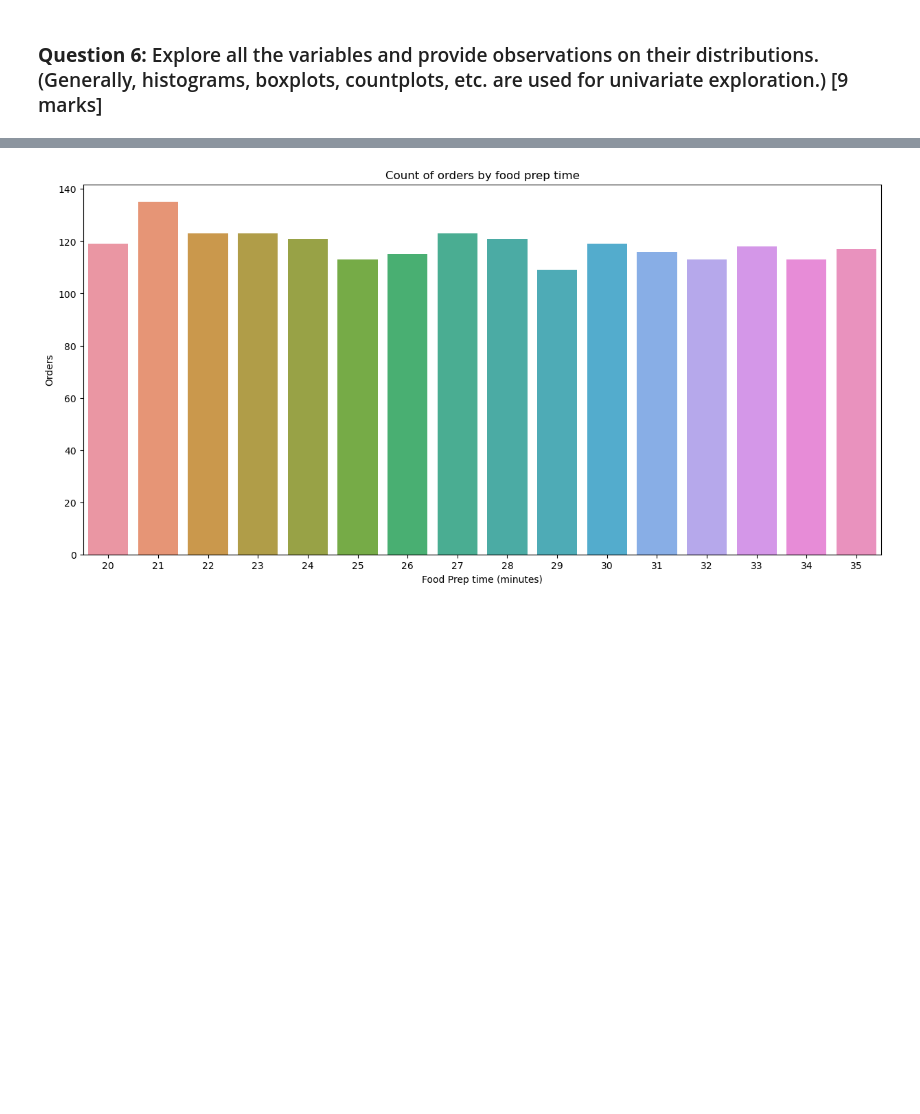
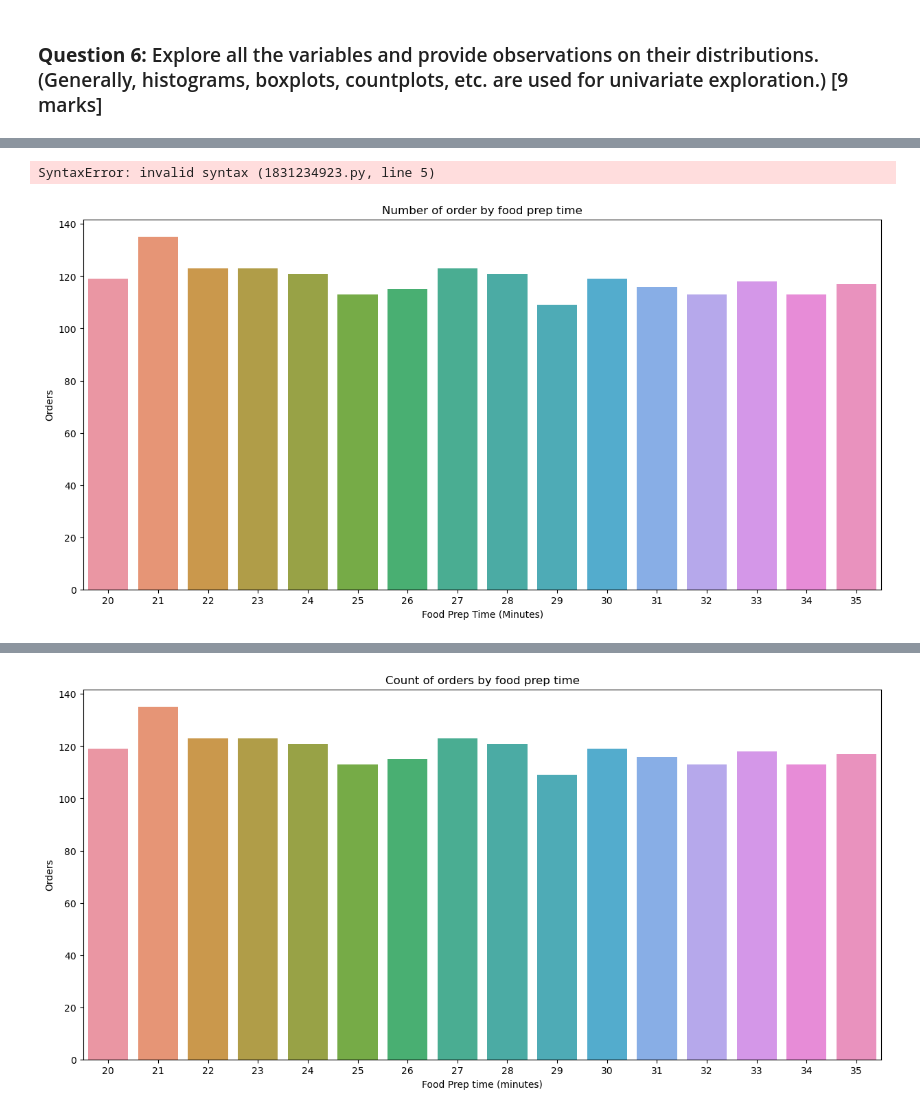
Before and after one commit to Drew75austin/FoodhubProject, a Jupyter notebook: PYF_Project_LearnerNotebook_FullCode.ipynb, the cells around one changed output, grey strips where cells are left out. Cells and saved outputs as stored; diff of their text form; code cells hidden in the pictures; blank space fills up the shorter version.

```diff
--- a/PYF_Project_LearnerNotebook_FullCode.ipynb
+++ b/PYF_Project_LearnerNotebook_FullCode.ipynb
@@ -179,3 +280,31 @@ df['rating'].isnull().sum()
+# %%
+#Set the plot size
+plt.figure(figsize=(15, 7))
+
+# Create seaborn countplot and provide count of orders by delivery time across all orders
+cp_cuisine = sns.countplot(data=df, x='delivery_time',kwargs=)
+#specify axis labels
+cp_cuisine.set(ylabel='Orders',
+       xlabel='Delivery (Minutes)',
+       title='Number of order by delivery time')
+
+plt.show()
+# %% [output]
+SyntaxError: invalid syntax (1831234923.py, line 5)
+# %%
+#Set the plot size
+plt.figure(figsize=(15, 7))
+
+# Create seaborn histplot and provide count of orders by food preparation time across all orders
+cp_cuisine = sns.countplot(data=df, x='food_preparation_time')
+#specify axis labels
+cp_cuisine.set(ylabel='Orders',
+       xlabel='Food Prep Time (Minutes)',
+       title='Number of order by food prep time')
+
+plt.show()
+# %% [output]
+[figure, added]
 # %%
 #Set the plot size
 plt.figure(figsize=(15, 7))
```
Also changed, not shown: parts of 19 cells of this notebook.
